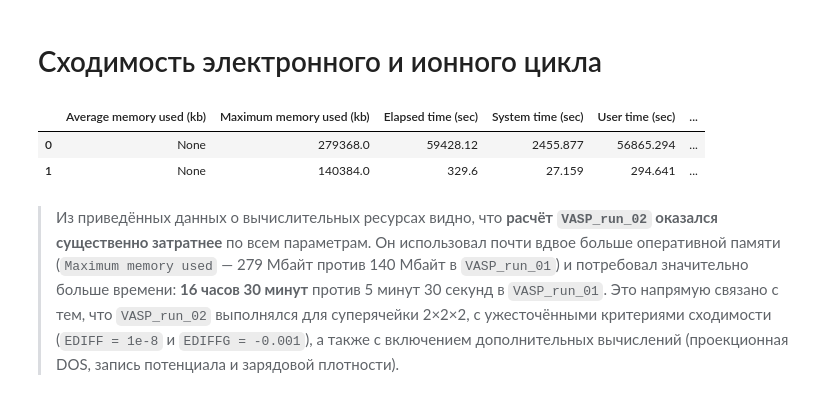
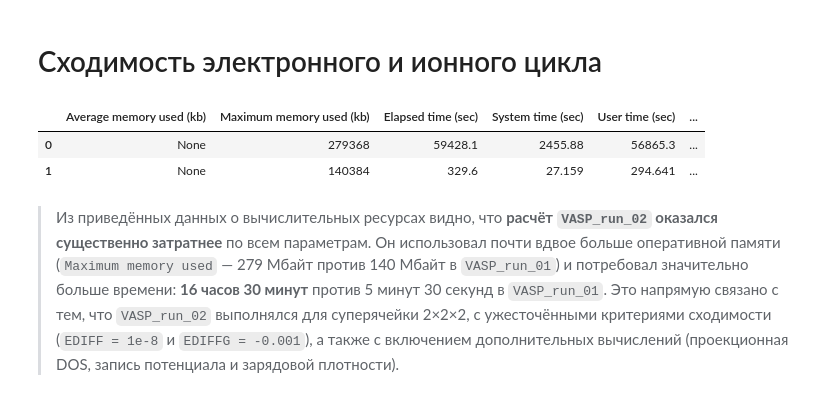
Before and after one commit to hherpa/HEA_L12, a Jupyter notebook: DFT/example_Ni3Al/VASP_run_02/VASP_run_02_analysis.ipynb, the cells around one changed output. Cells and saved outputs as stored; diff of their text form; code cells hidden in the pictures.

Commit message:
Унифицировал display.float_format ({v:g}) в блокнотах

```diff
--- a/DFT/example_Ni3Al/VASP_run_02/VASP_run_02_analysis.ipynb
+++ b/DFT/example_Ni3Al/VASP_run_02/VASP_run_02_analysis.ipynb
@@ -30,6 +30,8 @@ warnings.filterwarnings(
     "ignore",
     message="No POTCAR file with matching TITEL fields was found"
 )
+# %%
+pd.set_option('display.float_format', lambda v: f'{v:g}')
 # %%
 # VASP_run_02
 Ni3Al_02_start_structure = Structure.from_file("Ni3Al/POSCAR")
@@ -53,8 +55,6 @@ Al_01_Outcar = Outcar("../VASP_run_01/Al/result/OUTCAR")
 # %% [markdown]
 # Параметры расчета
 # %%
-pd.set_option('display.float_format', '{:.2e}'.format)
-
 df_incar = pd.DataFrame({
     'Ni3Al (VASP_run_02)': dict(Ni3Al_02_INCAR),
     'Ni3Al (VASP_run_01)': dict(Ni3Al_01_INCAR)
@@ -84,14 +84,12 @@ df_incar
 # %% [markdown]
 # Сходимость электронного и ионного цикла
 # %%
-pd.set_option('display.float_format', '{:3}'.format)
-
 df_stats = pd.DataFrame([{**outcar.run_stats, 'System': name} for name, outcar in [('Ni3Al VASP_run_02', Ni3Al_02_Outcar), ('Ni3Al VASP_run_01', Ni3Al_01_Outcar)]])
 df_stats
 # %% [output]
 |  | Average memory used (kb) | Maximum memory used (kb) | Elapsed time (sec) | System time (sec) | User time (sec) | ... |
-| 0 | None | 279368.0 | 59428.12 | 2455.877 | 56865.294 | ... |
-| 1 | None | 140384.0 | 329.6 | 27.159 | 294.641 | ... |
+| 0 | None | 279368 | 59428.1 | 2455.88 | 56865.3 | ... |
+| 1 | None | 140384 | 329.6 | 27.159 | 294.641 | ... |
 # %% [markdown]
 > Из приведённых данных о вычислительных ресурсах видно, что **расчёт `VASP_run_02` оказался существенно затратнее** по всем параметрам. Он использовал почти вдвое больше оперативной памяти (`Maximum memory used` — 279 Мбайт против 140 Мбайт в `VASP_run_01`) и потребовал значительно больше времени: **16 часов 30 минут** против 5 минут 30 секунд в `VASP_run_01`. Это напрямую связано с тем, что `VASP_run_02` выполнялся для суперячейки 2×2×2, с ужесточёнными критериями сходимости (`EDIFF = 1e-8` и `EDIFFG = -0.001`), а также с включением дополнительных вычислений (проекционная DOS, запись потенциала и зарядовой плотности).
 # %% [markdown]
```
Also changed, not shown: parts of 6 cells of this notebook, 4 other files.
